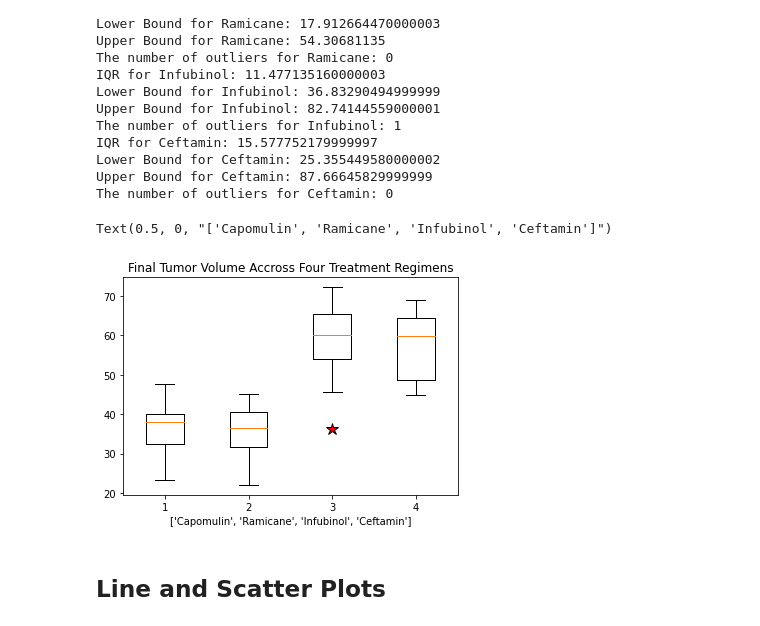
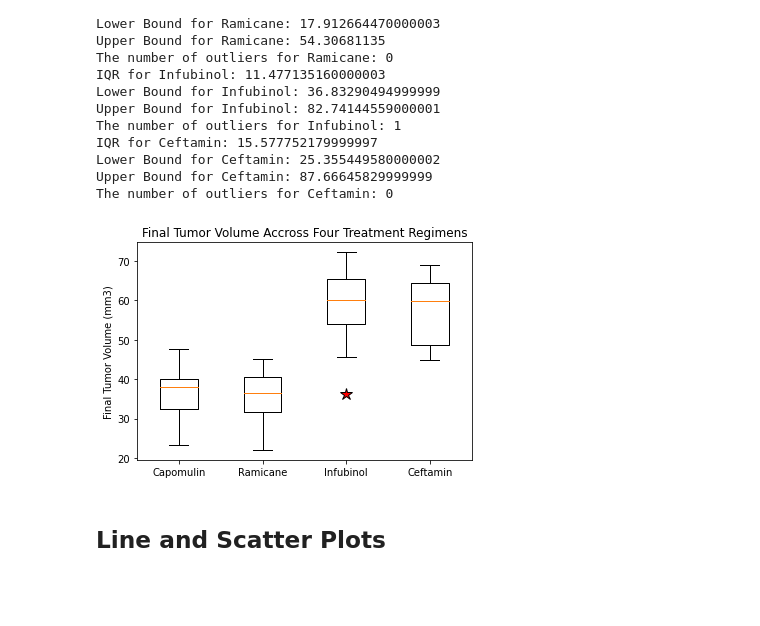
Before and after one commit to JRandle23/Matplotlib-Challenge, a Jupyter notebook: Pymaceuticals/pymaceuticals_starter.ipynb, the cells around one changed output. Cells and saved outputs as stored; diff of their text form; code cells hidden in the pictures; blank space fills up the shorter version.

```diff
--- a/Pymaceuticals/pymaceuticals_starter.ipynb
+++ b/Pymaceuticals/pymaceuticals_starter.ipynb
@@ -255,13 +255,14 @@ The number of outliers for Ceftamin: 0
 # %%
 # Generate a box plot of the final tumor volume of each mouse across four regimens of interest
 flierprops = dict(marker="*", markerfacecolor='red', markersize=12  )
 
 plt.boxplot(tumor_data, flierprops=flierprops)
 plt.title("Final Tumor Volume Accross Four Treatment Regimens")
-plt.xlabel([1,2,3,4]["Capomulin", "Ramicane", "Infubinol", "Ceftamin"])
+plt.xticks([1,2,3,4], ["Capomulin", "Ramicane", "Infubinol", "Ceftamin"])
+plt.ylabel("Final Tumor Volume (mm3)")
+plt.show()
 # %% [output]
-Text(0.5, 0, "['Capomulin', 'Ramicane', 'Infubinol', 'Ceftamin']")
-[figure, old version]
+[figure, new version]
 # %% [markdown]
 ## Line and Scatter Plots
 # %%
```
Also changed, not shown: parts of 1 cell of this notebook.
